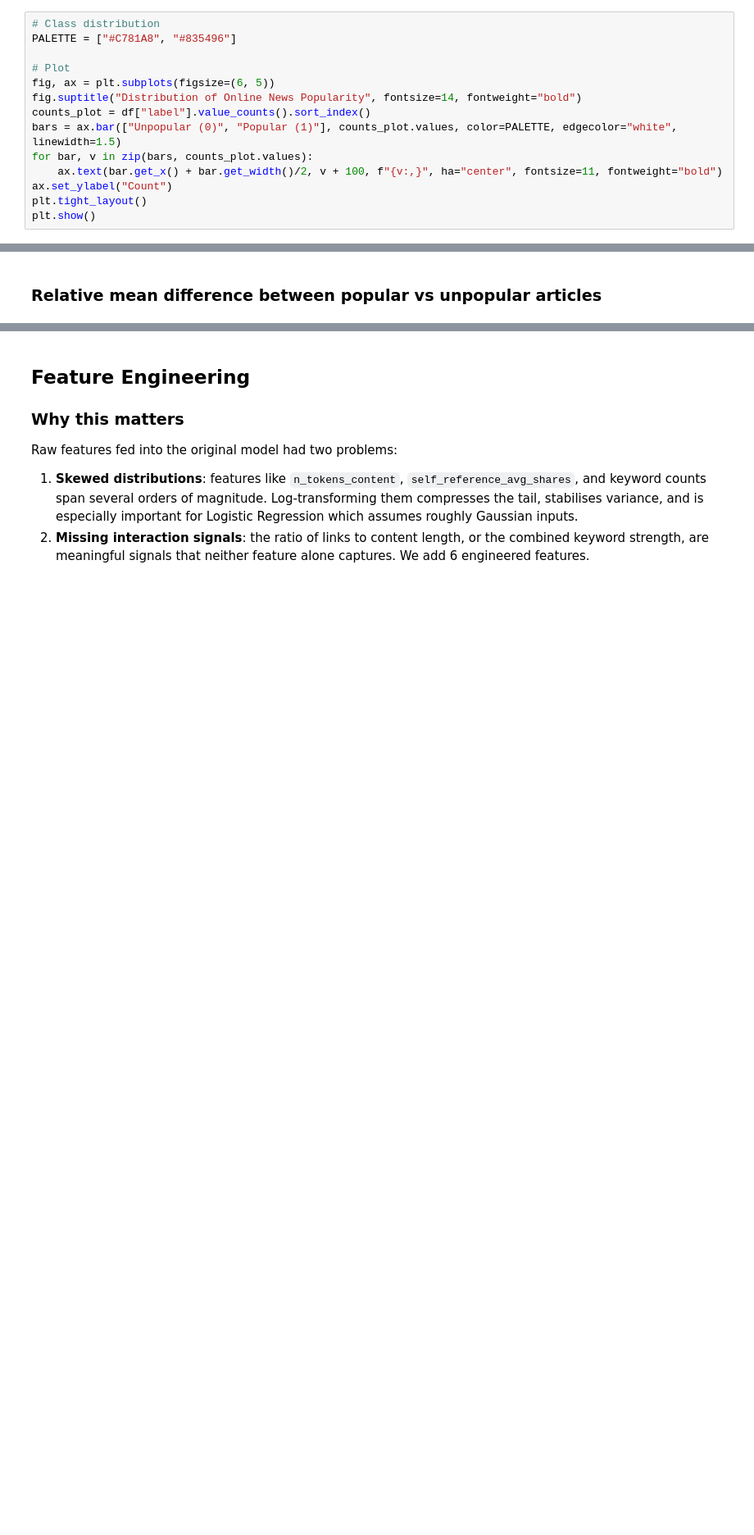
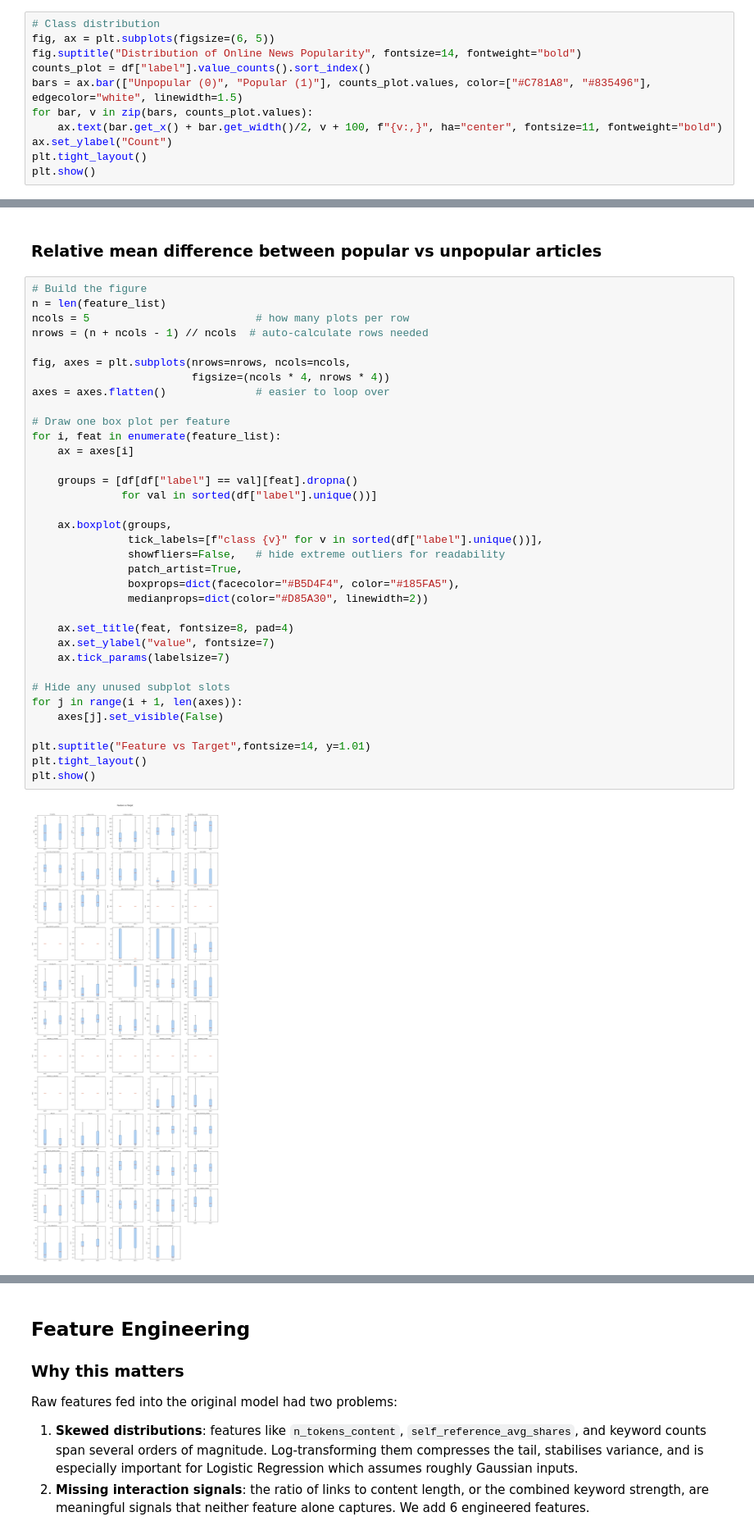
Before and after one commit to safoura-banihashemi/predicting-online-news-popularity, a Jupyter notebook: news_popularity.ipynb, the cells around one changed output, grey strips where cells are left out. Shown at 82% size. Cells and saved outputs as stored; diff of their text form; blank space fills up the shorter version.

```diff
--- a/news_popularity.ipynb
+++ b/news_popularity.ipynb
@@ -214,13 +261,10 @@ df.sample(5)
 5 rows × 60 columns
 # %%
 # Class distribution
-PALETTE = ["#C781A8", "#835496"]
-
-# Plot
 fig, ax = plt.subplots(figsize=(6, 5))
 fig.suptitle("Distribution of Online News Popularity", fontsize=14, fontweight="bold")
 counts_plot = df["label"].value_counts().sort_index()
-bars = ax.bar(["Unpopular (0)", "Popular (1)"], counts_plot.values, color=PALETTE, edgecolor="white", linewidth=1.5)
+bars = ax.bar(["Unpopular (0)", "Popular (1)"], counts_plot.values, color=["#C781A8", "#835496"], edgecolor="white", linewidth=1.5)
 for bar, v in zip(bars, counts_plot.values):
     ax.text(bar.get_x() + bar.get_width()/2, v + 100, f"{v:,}", ha="center", fontsize=11, fontweight="bold")
 ax.set_ylabel("Count")
@@ -385,5 +318,42 @@ plt.show()
 # %% [markdown]
 ### Relative mean difference between popular vs unpopular articles
+# %%
+# Build the figure
+n = len(feature_list)
+ncols = 5                          # how many plots per row
+nrows = (n + ncols - 1) // ncols  # auto-calculate rows needed
+
+fig, axes = plt.subplots(nrows=nrows, ncols=ncols,
+                         figsize=(ncols * 4, nrows * 4))
+axes = axes.flatten()              # easier to loop over
+
+# Draw one box plot per feature
+for i, feat in enumerate(feature_list):
+    ax = axes[i]
+
+    groups = [df[df["label"] == val][feat].dropna()
+              for val in sorted(df["label"].unique())]
+
+    ax.boxplot(groups,
+               tick_labels=[f"class {v}" for v in sorted(df["label"].unique())],
+               showfliers=False,   # hide extreme outliers for readability
+               patch_artist=True,
+               boxprops=dict(facecolor="#B5D4F4", color="#185FA5"),
+               medianprops=dict(color="#D85A30", linewidth=2))
+
+    ax.set_title(feat, fontsize=8, pad=4)
+    ax.set_ylabel("value", fontsize=7)
+    ax.tick_params(labelsize=7)
+
+# Hide any unused subplot slots
+for j in range(i + 1, len(axes)):
+    axes[j].set_visible(False)
+
+plt.suptitle("Feature vs Target",fontsize=14, y=1.01)
+plt.tight_layout()
+plt.show()
+# %% [output]
+[figure, added]
 # %%
 unpopular_mean = df[df['label'] == 0].mean(numeric_only=True)
 popular_mean   = df[df['label'] == 1].mean(numeric_only=True)
```
Also changed, not shown: parts of 25 cells of this notebook.
